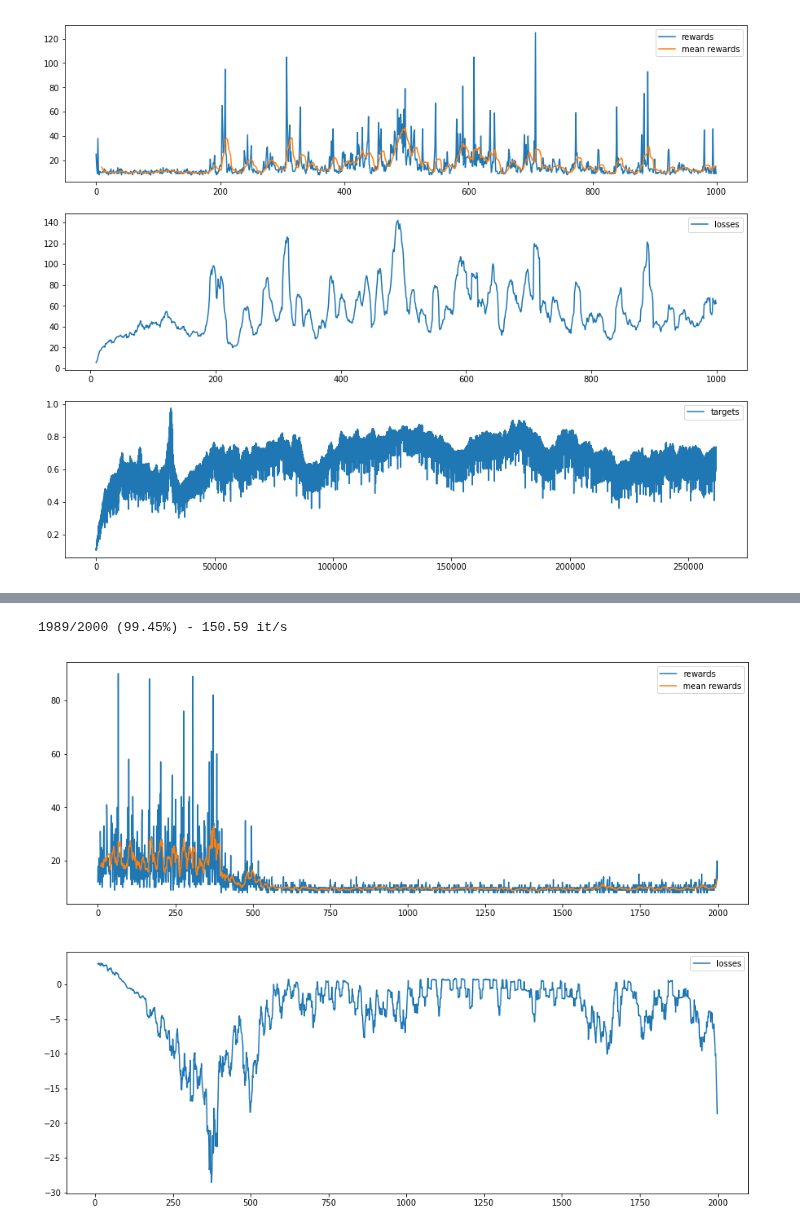
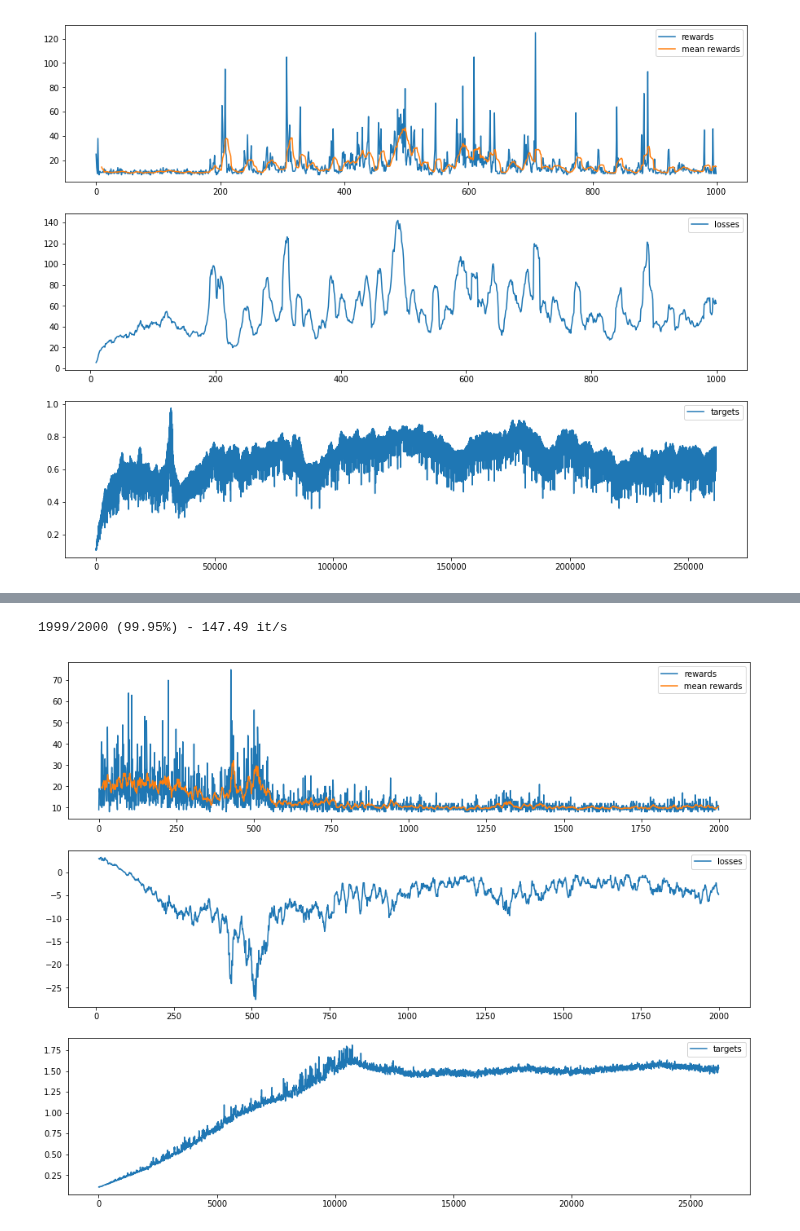
Before and after one commit to QuentinDuval/PythonExperiments, a Jupyter notebook: ml/rl/4_cartpole.ipynb, the cells around one changed output, grey strips where cells are left out. Drawn from its saved outputs; the diff is of its cells as text; code cells hidden in the pictures.

```diff
--- a/ml/rl/4_cartpole.ipynb
+++ b/ml/rl/4_cartpole.ipynb
@@ -66,6 +66,7 @@ def prange(end_range: int):
     for i in range(end_range):
         print_progress(i+1, end_range)
         yield i
+    sys.stdout.write("\n")
 
 
 """
@@ -74,5 +75,6 @@ Test
 
 for _ in prange(10):
     time.sleep(0.5)
+print("Solved!")
 # %% [output]
 10/10 (100.00%) - 2.00 it/s
@@ -510,9 +513,7 @@ def train_q_learning(
     replay_buffer = deque(maxlen=1000)
 
     count_success = 0
-    for episode in range(episodes):
-        print_progress(episode+1, episodes)
-
+    for _ in prange(episodes):
         episode_loss = 0.
         episode_reward = 0.
 
@@ -616,14 +617,10 @@ def train_reinforce(
 
     episode_rewards = []
     episode_losses = []
-
-    criterion = nn.CrossEntropyLoss()
     optimizer = optim.SGD(policy.parameters(), lr=learning_rate, weight_decay=weight_decay)
 
     count_success = 0
-    for episode in range(episodes):
-        print_progress(episode+1, episodes)
-
+    for _ in prange(episodes):
         episode_loss = 0.
         episode_reward = 0.
 
@@ -729,9 +726,7 @@ def train_reinforce(
     optimizer = optim.SGD(policy.parameters(), lr=learning_rate, weight_decay=weight_decay)
 
     count_success = 0
-    for episode in range(episodes):
-        print_progress(episode+1, episodes)
-
+    for _ in prange(episodes):
         episode_loss = 0.
         episode_reward = 0.
 
@@ -836,6 +831,8 @@ def train_reinforce(
 
     episode_rewards = []
     episode_losses = []
+    targets = []
+
     optimizer = optim.SGD(policy.parameters(), lr=learning_rate, weight_decay=weight_decay)
 
     count_success = 0
@@ -859,6 +856,7 @@ def train_reinforce(
             # Get the target value
             _, next_value = policy(next_state, with_softmax=False)
             target_value = reward + discount * next_value.detach()
+            targets.append(target_value.item())
 
             # Compute the value loss and policy loss & update neural net
             optimizer.zero_grad()
@@ -867,33 +865,34 @@ def train_reinforce(
             loss = value_loss + policy_loss
             loss.backward()
             optimizer.step()
 
             # Update the policy probabilities
             episode_loss += loss.item()
 
         # Record history
         episode_rewards.append(episode_reward)
         episode_losses.append(episode_loss)
 
     # Reporting
     if show_stats:
-        fig, ax = plt.subplots(figsize=(15, 12), nrows=2)
+        fig, ax = plt.subplots(figsize=(15, 12), nrows=3)
         ax[0].plot(episode_rewards, label="rewards")
         ax[0].plot(pd.Series(episode_rewards).rolling(10).mean(), label="mean rewards")
         ax[1].plot(pd.Series(episode_losses).rolling(10).sum() / 100., label="losses")
+        ax[2].plot(pd.Series(targets).rolling(10).sum() / 100., label="targets")
         for p in ax:
             p.legend()
         plt.show()
 
 
 """
 Training
 """
 
 with gym.make("CartPole-v0") as env:
     train_reinforce(
         env, policy=PolicyNet(), episodes=2000, discount=0.95,
         learning_rate=1e-4, weight_decay=0.0)
 # %% [output]
-1989/2000 (99.45%) - 150.59 it/s
+1999/2000 (99.95%) - 147.49 it/s
-[figure, old version]
+[figure, new version]
```
Also changed, not shown: parts of 3 cells of this notebook.
